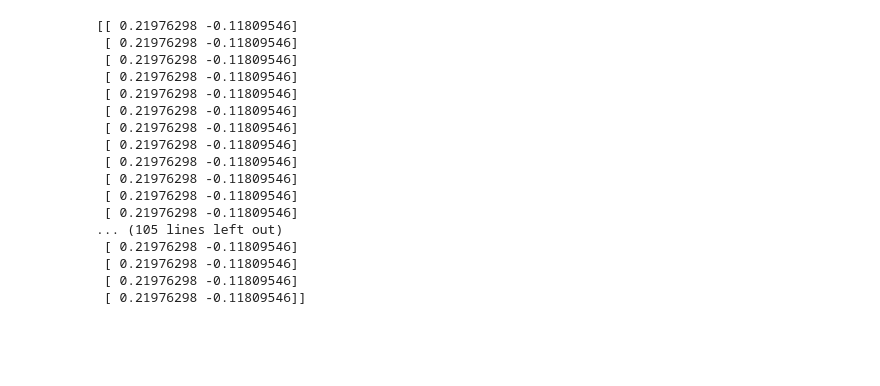
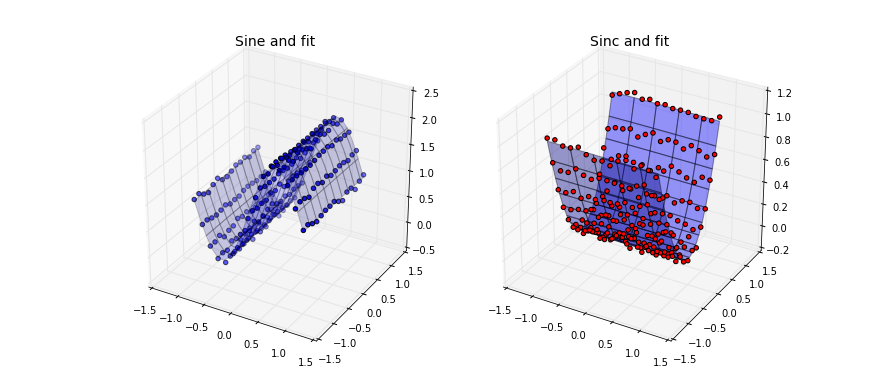
Before and after one commit to duncanjmr/Emupy-Work, a Jupyter notebook: Emupy-2.ipynb, the cells around one changed output. Drawn from its saved outputs; the diff is of its cells as text; code cells hidden in the pictures; blank space fills up the shorter version.

```diff
--- a/Emupy-2.ipynb
+++ b/Emupy-2.ipynb
@@ -11,9 +25,11 @@ from mpl_toolkits.mplot3d import Axes3D
 # %%
+# Set parameters
+
 E = ep.Emu()
-E.N_modes = 1
+E.N_modes = 2
 E.N_data = 2
-E.N_samples = n
-E.N_params = 1
+E.N_params = 2
 E.lognorm = False
 E.cov_whiten = False
 E.reg_meth = 'gaussian'
+use_pca = False
@@ -73,20 +35,0 @@ ax1.scatter(grid[0],grid[1],z[:,1].reshape(n,n))
-# %%
-print z
-# %% [output]
-[[ 0.21976298 -0.11809546]
- [ 0.21976298 -0.11809546]
- [ 0.21976298 -0.11809546]
- [ 0.21976298 -0.11809546]
- [ 0.21976298 -0.11809546]
- [ 0.21976298 -0.11809546]
- [ 0.21976298 -0.11809546]
- [ 0.21976298 -0.11809546]
- [ 0.21976298 -0.11809546]
- [ 0.21976298 -0.11809546]
- [ 0.21976298 -0.11809546]
- [ 0.21976298 -0.11809546]
-... (105 lines left out)
- [ 0.21976298 -0.11809546]
- [ 0.21976298 -0.11809546]
- [ 0.21976298 -0.11809546]
- [ 0.21976298 -0.11809546]]
@@ -92,0 +95,29 @@ print z
+# %%
+fig = plt.figure(figsize=(10,5))
+
+# On axis one, plot the predicted surface of y1 and the points we used to calculate it.
+ax1 = fig.add_subplot(121, projection='3d')
+ax1.plot_surface(pred_grid[0],pred_grid[1],pred_output[:,0].reshape(nnew,nnew),alpha=0.2,
+                 rstride=2,
+                 cstride=2)
+
+ax1.scatter(grid[0],grid[1],y1.reshape(n,n))
+ax1.set_title('Sine and fit',fontsize=14)
+
+
+# Axis 2 is the same, except now we plot the fit of y2 and the points themselves.
+ax2 = fig.add_subplot(122, projection='3d')
+ax2.plot_surface(pred_grid[0],pred_grid[1],pred_output[:,1].reshape(nnew,nnew),alpha=0.4,
+                 rstride=1,
+                 cstride=4)
+
+ax2.scatter(grid[0],grid[1],y2.reshape(n,n),c='r',alpha=1)
+ax2.set_title('Sinc and fit',fontsize=14)
+fig.tight_layout()
+
+
+# possible solution: specify minimum l as the smallest spacing between two points, max l as the domain of the variable. Like so:
+
+#cipher_top = v_list + v_list[::-1]
+# %% [output]
+[figure, added]
```
Also changed, not shown: parts of 5 cells of this notebook.
